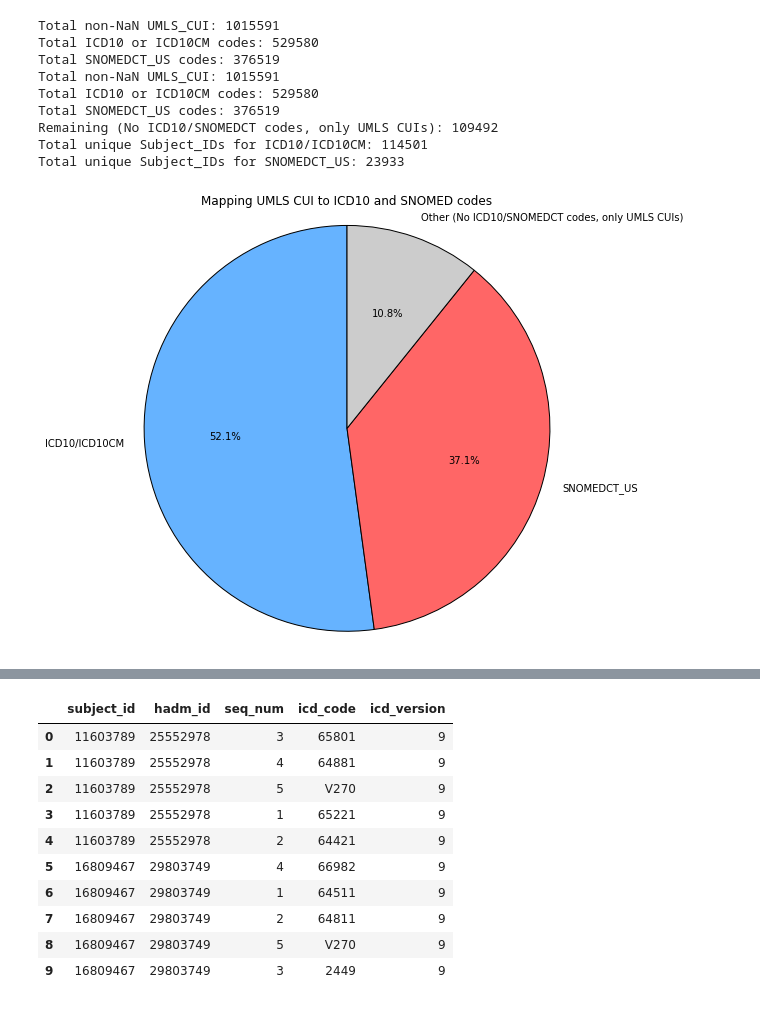
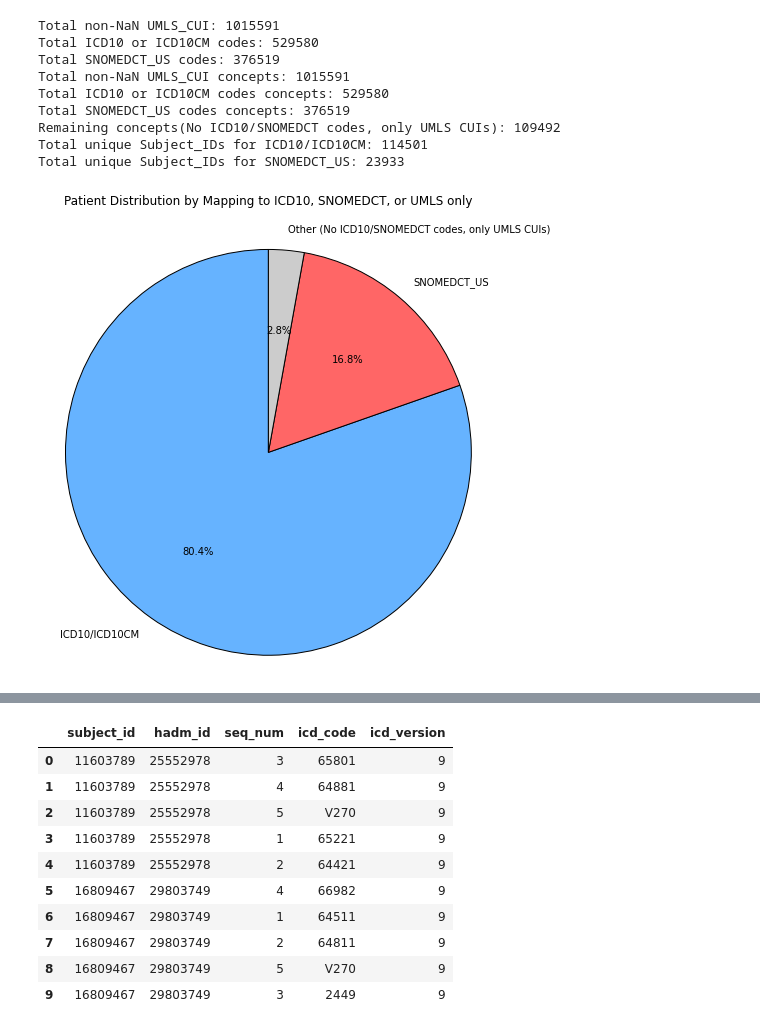
Before and after one commit to pnaliyatthaliyazchayil/scispacy_pipeline_analysis, a Jupyter notebook: parvati_umls_scispacy_analysis.ipynb, the cells around one changed output, grey strips where cells are left out. Drawn from its saved outputs; the diff is of its cells as text; code cells hidden in the pictures.

```diff
--- a/parvati_umls_scispacy_analysis.ipynb
+++ b/parvati_umls_scispacy_analysis.ipynb
@@ -141,35 +88,50 @@ snomed_only_subjects = df_output.loc[
 remaining_count = non_nan_umls_cui_count - (icd10_count + snomedct_us_count)
 
 # Display the counts
-print(f"Total non-NaN UMLS_CUI: {non_nan_umls_cui_count}")
-print(f"Total ICD10 or ICD10CM codes: {icd10_count}")
-print(f"Total SNOMEDCT_US codes: {snomedct_us_count}")
-print(f"Remaining (No ICD10/SNOMEDCT codes, only UMLS CUIs): {remaining_count}")
+print(f"Total non-NaN UMLS_CUI concepts: {non_nan_umls_cui_count}")
+print(f"Total ICD10 or ICD10CM codes concepts: {icd10_count}")
+print(f"Total SNOMEDCT_US codes concepts: {snomedct_us_count}")
+print(f"Remaining concepts(No ICD10/SNOMEDCT codes, only UMLS CUIs): {remaining_count}")
 print(f"Total unique Subject_IDs for ICD10/ICD10CM: {unique_subject_ids_icd10}")
 print(f"Total unique Subject_IDs for SNOMEDCT_US: {snomed_only_subjects}")
-
-# Labels and colors for the pie chart
-labels = ['ICD10/ICD10CM', 'SNOMEDCT_US', 'Other (No ICD10/SNOMEDCT codes, only UMLS CUIs)']
-sizes = [icd10_count, snomedct_us_count, remaining_count]
-colors = ['#66b3ff', '#ff6666', '#cccccc']  # Customizable colors
-
-# Create the pie chart
-plt.figure(figsize=(8, 8))
-plt.pie(sizes, labels=labels, colors=colors, autopct='%1.1f%%', startangle=90, wedgeprops={'edgecolor': 'black'})
-plt.title('Mapping UMLS CUI to ICD10 and SNOMED codes')
-
-# Display the chart
-plt.axis('equal')  # Equal aspect ratio ensures that pie is drawn as a circle.
-plt.show()
 # %% [output]
 Total non-NaN UMLS_CUI: 1015591
 Total ICD10 or ICD10CM codes: 529580
 Total SNOMEDCT_US codes: 376519
-Total non-NaN UMLS_CUI: 1015591
-Total ICD10 or ICD10CM codes: 529580
-Total SNOMEDCT_US codes: 376519
-Remaining (No ICD10/SNOMEDCT codes, only UMLS CUIs): 109492
+Total non-NaN UMLS_CUI concepts: 1015591
+Total ICD10 or ICD10CM codes concepts: 529580
+Total SNOMEDCT_US codes concepts: 376519
+Remaining concepts(No ICD10/SNOMEDCT codes, only UMLS CUIs): 109492
 Total unique Subject_IDs for ICD10/ICD10CM: 114501
 Total unique Subject_IDs for SNOMEDCT_US: 23933
-[figure, removed]
+# %%
+# Calculate patient counts for each category for the pie chart
+# Unique patients mapped to ICD10/ICD10CM
+unique_patients_icd10 = df_output[df_output['sab'].isin(['ICD10', 'ICD10CM'])]['Subject_ID'].nunique()
+
+# Unique patients mapped to SNOMEDCT_US (excluding those already counted in ICD10 since prioritized)
+unique_patients_snomed = snomed_only_subjects
+
+# Patients with UMLS CUIs but no ICD10 or SNOMEDCT mapping
+patients_with_umls = set(df_output.loc[df_output['UMLS_CUI'].notna(), 'Subject_ID'])
+patients_icd10_or_snomed = set(df_output.loc[df_output['sab'].isin(['ICD10', 'ICD10CM', 'SNOMEDCT_US']), 'Subject_ID'])
+unique_patients_other = len(patients_with_umls - patients_icd10_or_snomed)
+
+# Replace sizes with patient counts
+sizes = [unique_patients_icd10, unique_patients_snomed, unique_patients_other]
+
+# Labels and colors remain the same
+labels = ['ICD10/ICD10CM', 'SNOMEDCT_US', 'Other (No ICD10/SNOMEDCT codes, only UMLS CUIs)']
+colors = ['#66b3ff', '#ff6666', '#cccccc']
+
+# Create the pie chart
+plt.figure(figsize=(8, 8))
+plt.pie(sizes, labels=labels, colors=colors, autopct='%1.1f%%', startangle=90, wedgeprops={'edgecolor': 'black'})
+plt.title('Patient Distribution by Mapping to ICD10, SNOMEDCT, or UMLS only', pad=30)
+
+# Display the chart
+plt.axis('equal')  # Equal aspect ratio ensures pie is a circle.
+plt.show()
+# %% [output]
+[figure, added]
 # %%
```
Also changed, not shown: parts of 22 cells of this notebook.
